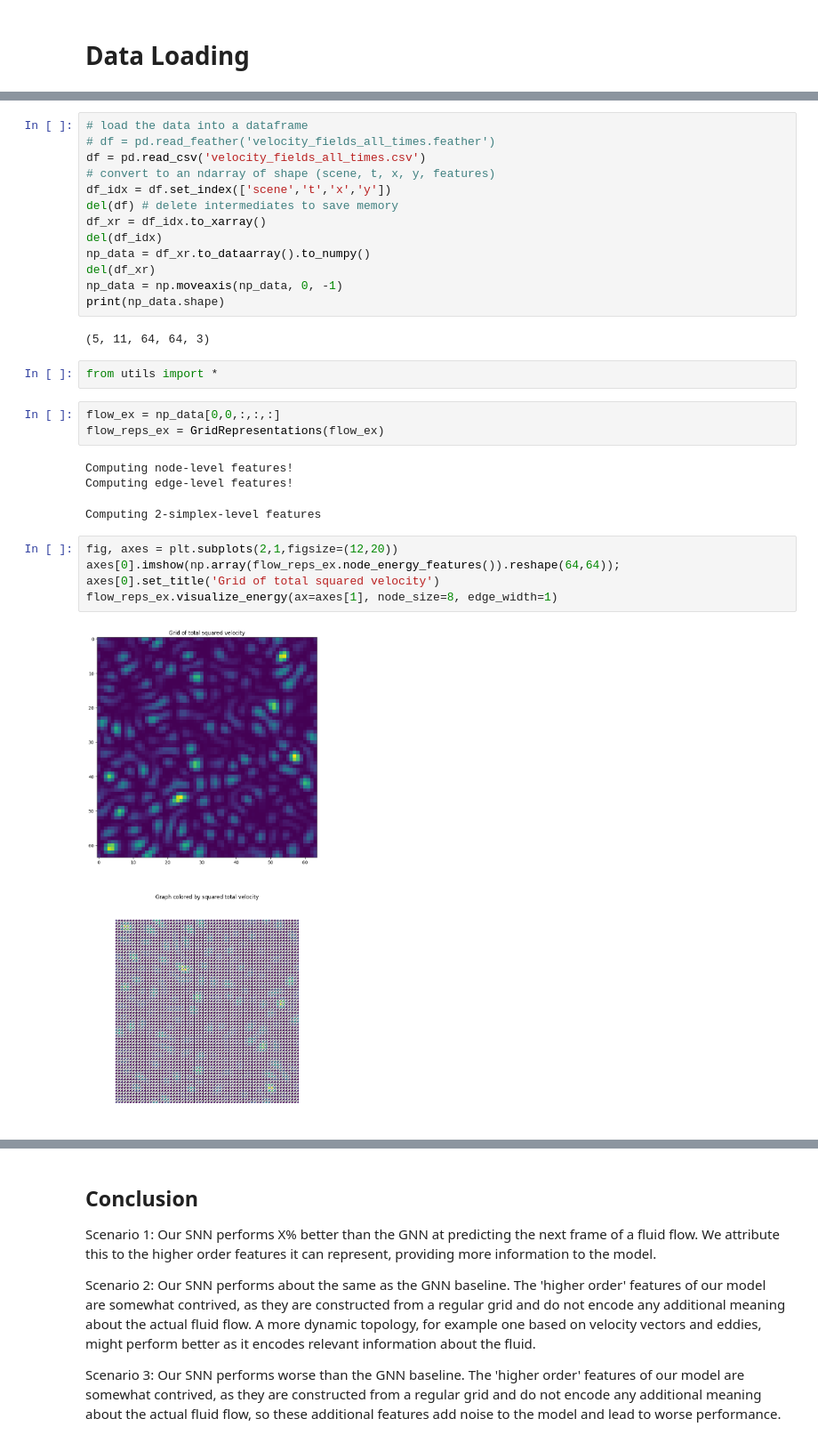
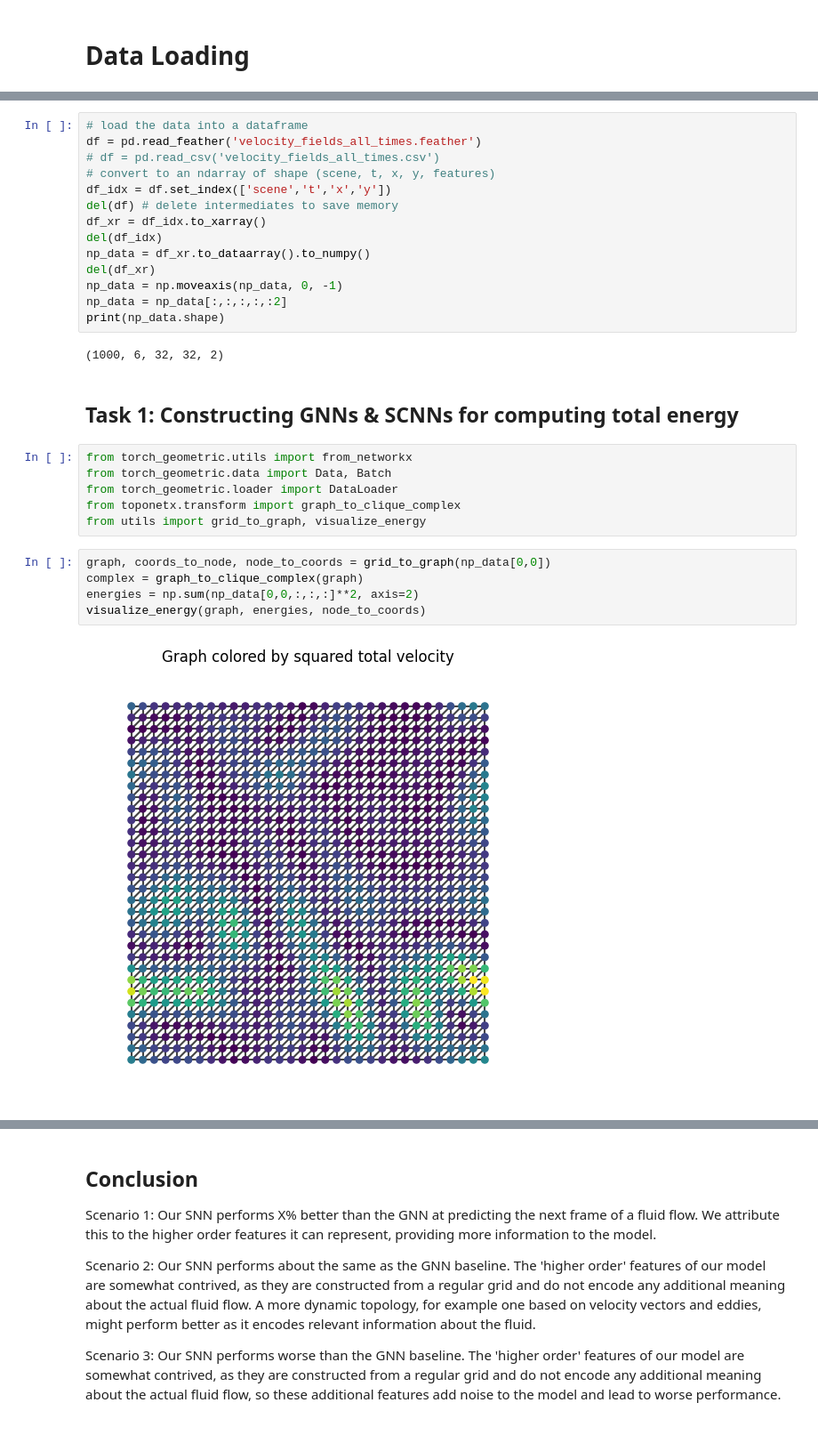
Before and after one commit to naomirehman1008/fluid_lab, a Jupyter notebook: camera_ready.ipynb, the cells around one changed output, grey strips where cells are left out. Shown: that part at 89% size. Cells and saved outputs as stored; diff of their text form.

```diff
--- a/camera_ready.ipynb
+++ b/camera_ready.ipynb
@@ -54,7 +55,7 @@ import numpy as np
 # %%
 # load the data into a dataframe
-# df = pd.read_feather('velocity_fields_all_times.feather')
-df = pd.read_csv('velocity_fields_all_times.csv')
+df = pd.read_feather('velocity_fields_all_times.feather')
+# df = pd.read_csv('velocity_fields_all_times.csv')
 # convert to an ndarray of shape (scene, t, x, y, features)
 df_idx = df.set_index(['scene','t','x','y'])
 del(df) # delete intermediates to save memory
@@ -63,22 +64,22 @@ del(df_idx)
 np_data = df_xr.to_dataarray().to_numpy()
 del(df_xr)
 np_data = np.moveaxis(np_data, 0, -1)
+np_data = np_data[:,:,:,:,:2]
 print(np_data.shape)
 # %% [output]
-(5, 11, 64, 64, 3)
+(1000, 6, 32, 32, 2)
-# %%
-from utils import *
-# %%
-flow_ex = np_data[0,0,:,:,:]
-flow_reps_ex = GridRepresentations(flow_ex)
-# %% [output]
-Computing node-level features!
-Computing edge-level features!
-Computing 2-simplex-level features
-# %%
-fig, axes = plt.subplots(2,1,figsize=(12,20))
-axes[0].imshow(np.array(flow_reps_ex.node_energy_features()).reshape(64,64));
-axes[0].set_title('Grid of total squared velocity')
-flow_reps_ex.visualize_energy(ax=axes[1], node_size=8, edge_width=1)
-# %% [output]
-[figure, removed]
+# %% [markdown]
+## Task 1: Constructing GNNs & SCNNs for computing total energy
+# %%
+from torch_geometric.utils import from_networkx
+from torch_geometric.data import Data, Batch
+from torch_geometric.loader import DataLoader
+from toponetx.transform import graph_to_clique_complex
+from utils import grid_to_graph, visualize_energy
+# %%
+graph, coords_to_node, node_to_coords = grid_to_graph(np_data[0,0])
+complex = graph_to_clique_complex(graph)
+energies = np.sum(np_data[0,0,:,:,:]**2, axis=2)
+visualize_energy(graph, energies, node_to_coords)
+# %% [output]
+[figure, added]
```
Also changed, not shown: parts of 18 cells of this notebook, 3 other files.
